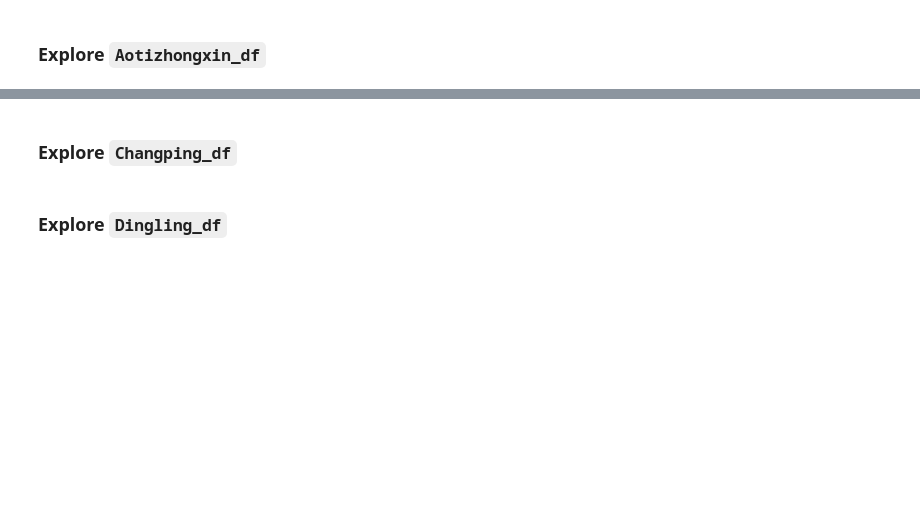
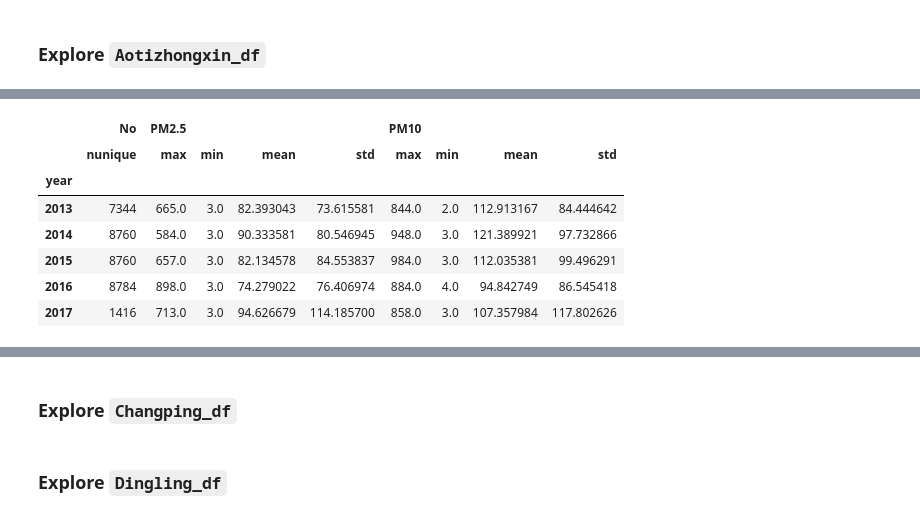
Before and after one commit to Arif-0123/Proyek_Analisis_Data, a Jupyter notebook: Air Quality Dataset/submision/notebook.ipynb, the cells around one changed output, grey strips where cells are left out. Drawn from its saved outputs; the diff is of its cells as text; code cells hidden in the pictures; blank space fills up the shorter version.

```diff
--- a/Air Quality Dataset/submision/notebook.ipynb
+++ b/Air Quality Dataset/submision/notebook.ipynb
@@ -2854,3 +2861,16 @@ Aotizhongxin_df.describe(include='all')
 | 50% | 17532.500000 | 2015.000000 | 7.000000 | 16.000000 | 11.500000 | 61.000000 | 89.000000 | 9.000000 | 55.000000 | 900.000000 | 46.000000 | ... |
 | 75% | 26298.250000 | 2016.000000 | 10.000000 | 23.000000 | 17.250000 | 112.000000 | 153.000000 | 21.000000 | 81.000000 | 1500.000000 | 80.000000 | ... |
 | max | 35064.000000 | 2017.000000 | 12.000000 | 31.000000 | 23.000000 | 898.000000 | 984.000000 | 341.000000 | 290.000000 | 10000.000000 | 423.000000 | ... |
+# %%
+Aotizhongxin_df.groupby(by=["year"]).agg({
+    "No":"nunique","PM2.5":["max","min","mean","std"],"PM10":["max","min","mean","std"]
+})
+# %% [output]
+|  | No | PM2.5 |  |  |  | PM10 |  |  |  |
+|  | nunique | max | min | mean | std | max | min | mean | std |
+| year |  |  |  |  |  |  |  |  |  |
+| 2013 | 7344 | 665.0 | 3.0 | 82.393043 | 73.615581 | 844.0 | 2.0 | 112.913167 | 84.444642 |
+| 2014 | 8760 | 584.0 | 3.0 | 90.333581 | 80.546945 | 948.0 | 3.0 | 121.389921 | 97.732866 |
+| 2015 | 8760 | 657.0 | 3.0 | 82.134578 | 84.553837 | 984.0 | 3.0 | 112.035381 | 99.496291 |
+| 2016 | 8784 | 898.0 | 3.0 | 74.279022 | 76.406974 | 884.0 | 4.0 | 94.842749 | 86.545418 |
+| 2017 | 1416 | 713.0 | 3.0 | 94.626679 | 114.185700 | 858.0 | 3.0 | 107.357984 | 117.802626 |
```
Also changed, not shown: parts of 3 cells of this notebook.
